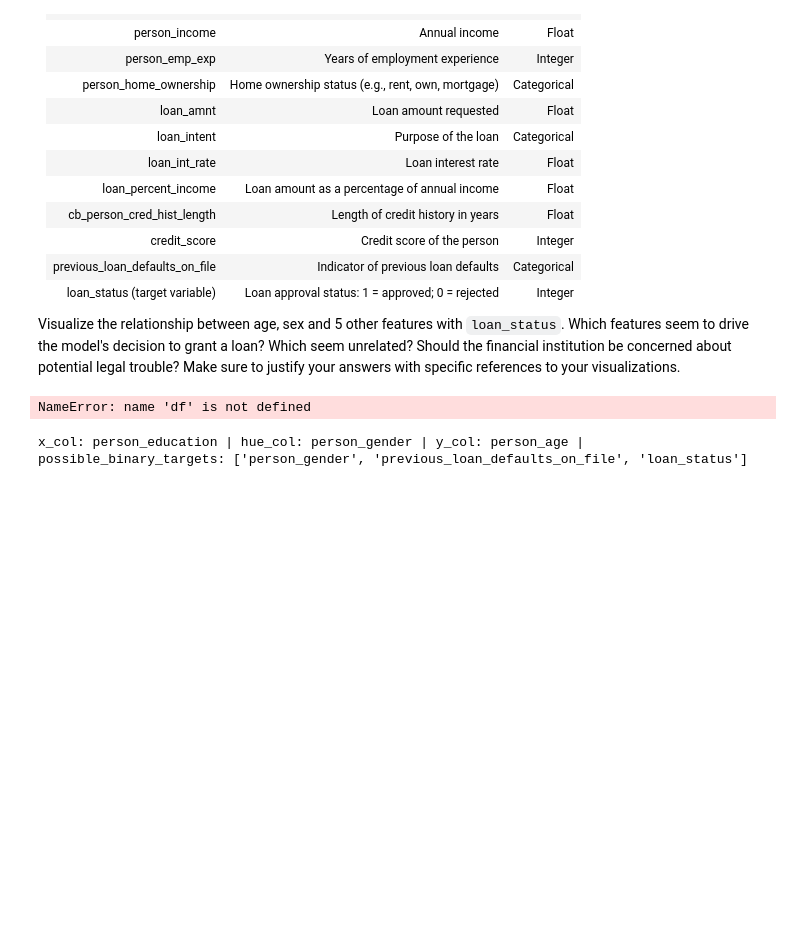
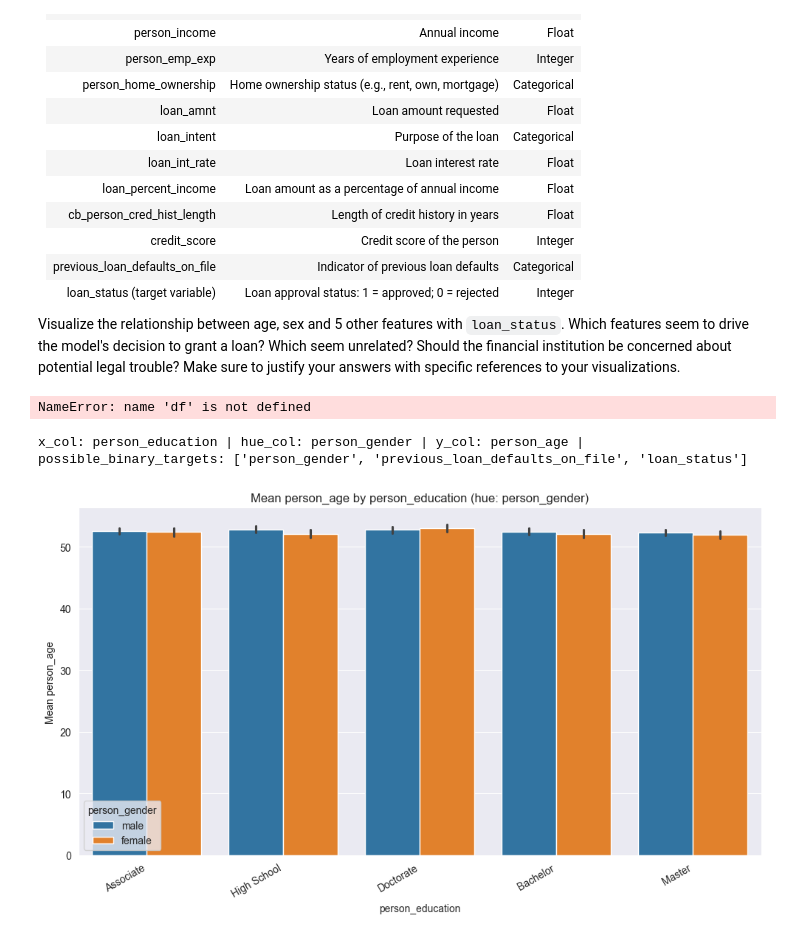
Before and after one commit to TJPFSO/DataVisualization, a Jupyter notebook: Lab/2.5 Visualizing Relationships Between Groups Lab.ipynb, the cells around one changed output. Drawn from its saved outputs; the diff is of its cells as text; code cells hidden in the pictures; blank space fills up the shorter version.

```diff
--- a/Lab/2.5 Visualizing Relationships Between Groups Lab.ipynb
+++ b/Lab/2.5 Visualizing Relationships Between Groups Lab.ipynb
@@ -79,3 +79,17 @@ for c in num_cols:
 print("x_col:", x_col, "| hue_col:", hue_col, "| y_col:", y_col, "| possible_binary_targets:", bin_targets[:3])
 # %% [output]
 x_col: person_education | hue_col: person_gender | y_col: person_age | possible_binary_targets: ['person_gender', 'previous_loan_defaults_on_file', 'loan_status']
+# %%
+assert x_col is not None and y_col is not None, "Couldn't auto-pick columns. Set x_col/hue_col/y_col manually."
+
+plt.figure(figsize=(10,6))
+sns.barplot(data=df, x=x_col, y=y_col, hue=hue_col, errorbar="ci")
+plt.title(f"Mean {y_col} by {x_col}" + (f" (hue: {hue_col})" if hue_col else ""))
+plt.xlabel(x_col); plt.ylabel(f"Mean {y_col}")
+plt.xticks(rotation=30, ha="right")
+plt.ylim(bottom=0)  # adjust if negative values exist
+plt.legend(title=hue_col if hue_col else None)
+plt.tight_layout()
+plt.show()
+# %% [output]
+[figure, added]
```
Also changed, not shown: parts of 3 cells of this notebook.
